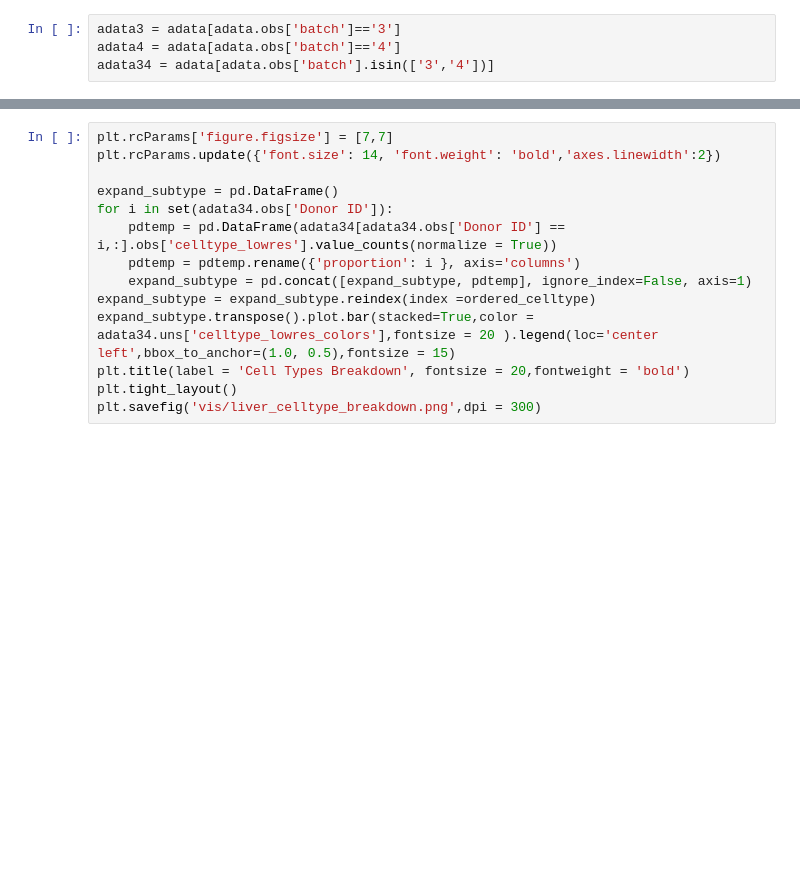
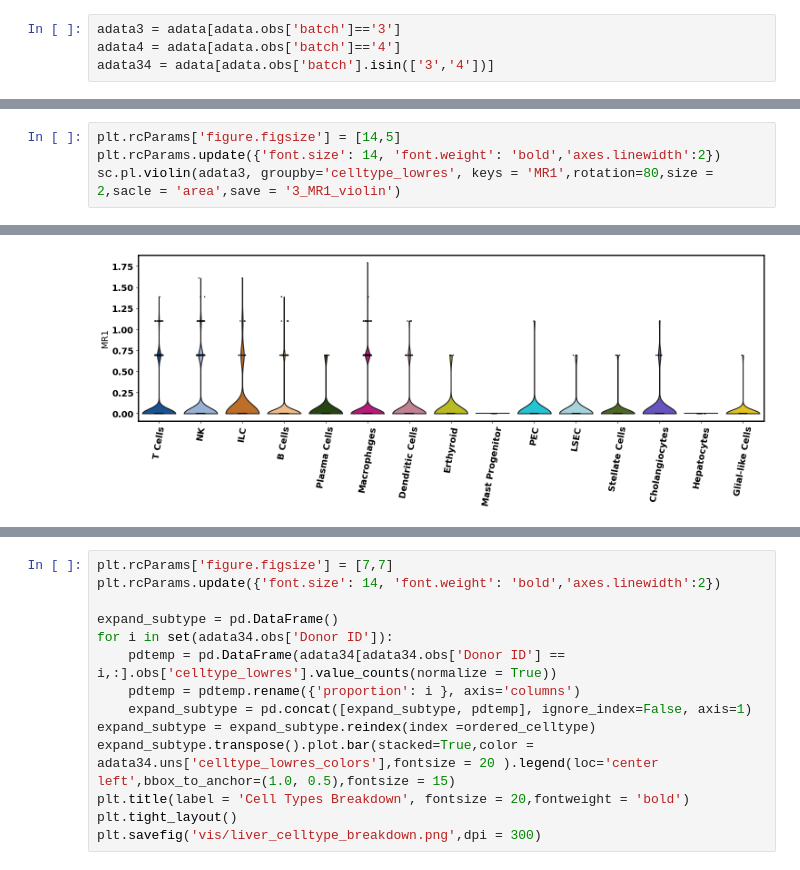
Before and after one commit to Ran-x2/gut-liver-whole-tissue, a Jupyter notebook: liver_visualization.ipynb, the cells around one changed output, grey strips where cells are left out. Saved outputs shown, nothing was run; the diff lists cells and outputs as text; blank space fills up the shorter version.

```diff
--- a/liver_visualization.ipynb
+++ b/liver_visualization.ipynb
@@ -127,0 +176,5 @@ adata34 = adata[adata.obs['batch'].isin(['3','4'])]
+# %%
+plt.rcParams['figure.figsize'] = [14,5]
+plt.rcParams.update({'font.size': 14, 'font.weight': 'bold','axes.linewidth':2})
+sc.pl.violin(adata3, groupby='celltype_lowres', keys = 'MR1',rotation=80,size = 2,sacle = 'area',save = '3_MR1_violin')
+# %% [output]
@@ -127,0 +182 @@ adata34 = adata[adata.obs['batch'].isin(['3','4'])]
+[figure, added]
```
Also changed, not shown: parts of 16 cells of this notebook.
